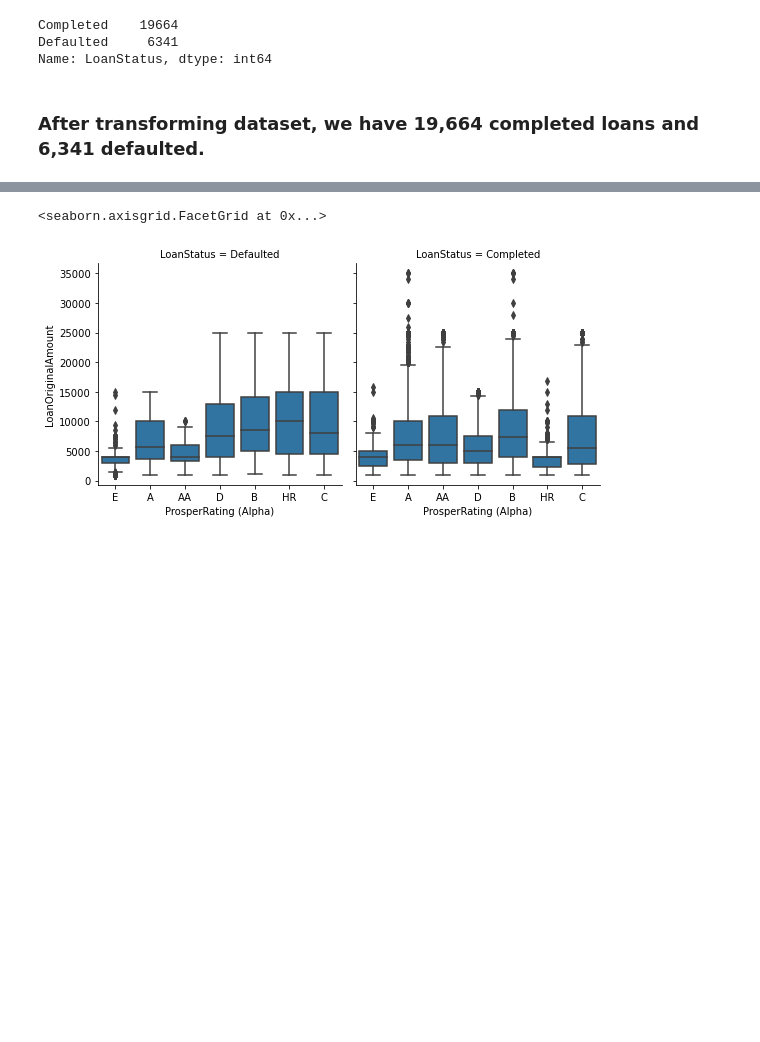
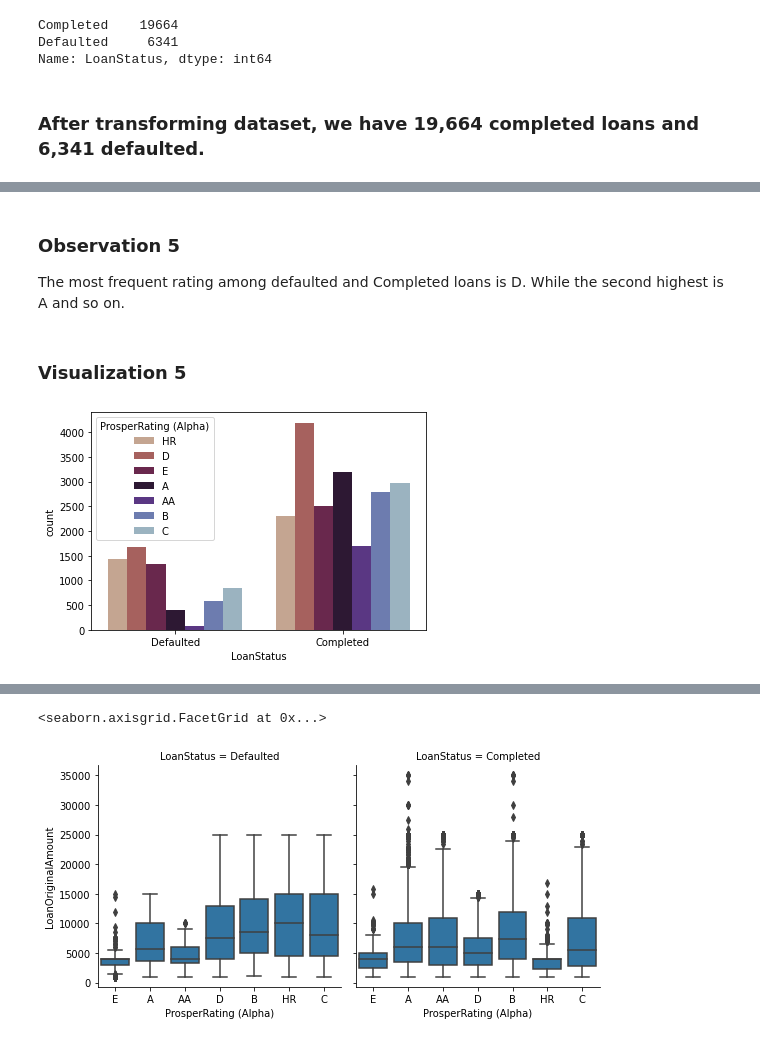
Before and after one commit to EnochAy/Udacity-Nanodegree-Data-Analyst---Data-Visualization-Project, a Jupyter notebook: Final Submission/Slide_Deck.ipynb, the cells around one changed output, grey strips where cells are left out. Saved outputs shown, nothing was run; the diff lists cells and outputs as text; code cells hidden in the pictures; blank space fills up the shorter version.

```diff
--- a/Final Submission/Slide_Deck.ipynb
+++ b/Final Submission/Slide_Deck.ipynb
@@ -124,0 +164,11 @@ sns.countplot(x = 'LoanStatus', hue = 'EmploymentStatus', data = target_df, colo
+# %% [markdown]
+### Observation 5
+
+The most frequent rating among defaulted and Completed loans is D.
+While the second highest is A and so on.
+# %% [markdown]
+### Visualization 5
+# %%
+count_plotter('LoanStatus', 'ProsperRating (Alpha)', target_df, 'base_color', 'twilight_r')
+# %% [output]
+[figure, added]
```
Also changed, not shown: parts of 29 cells of this notebook, 5 other files.
